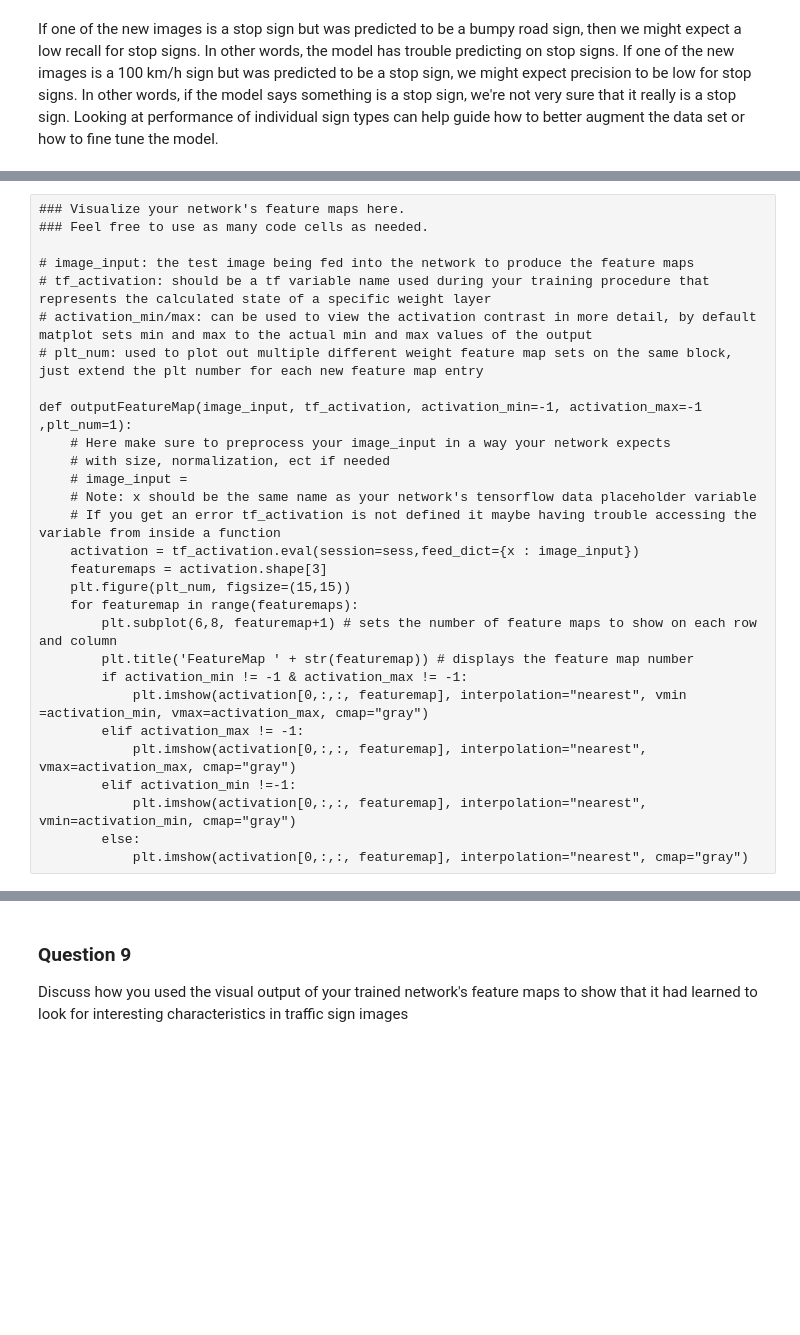
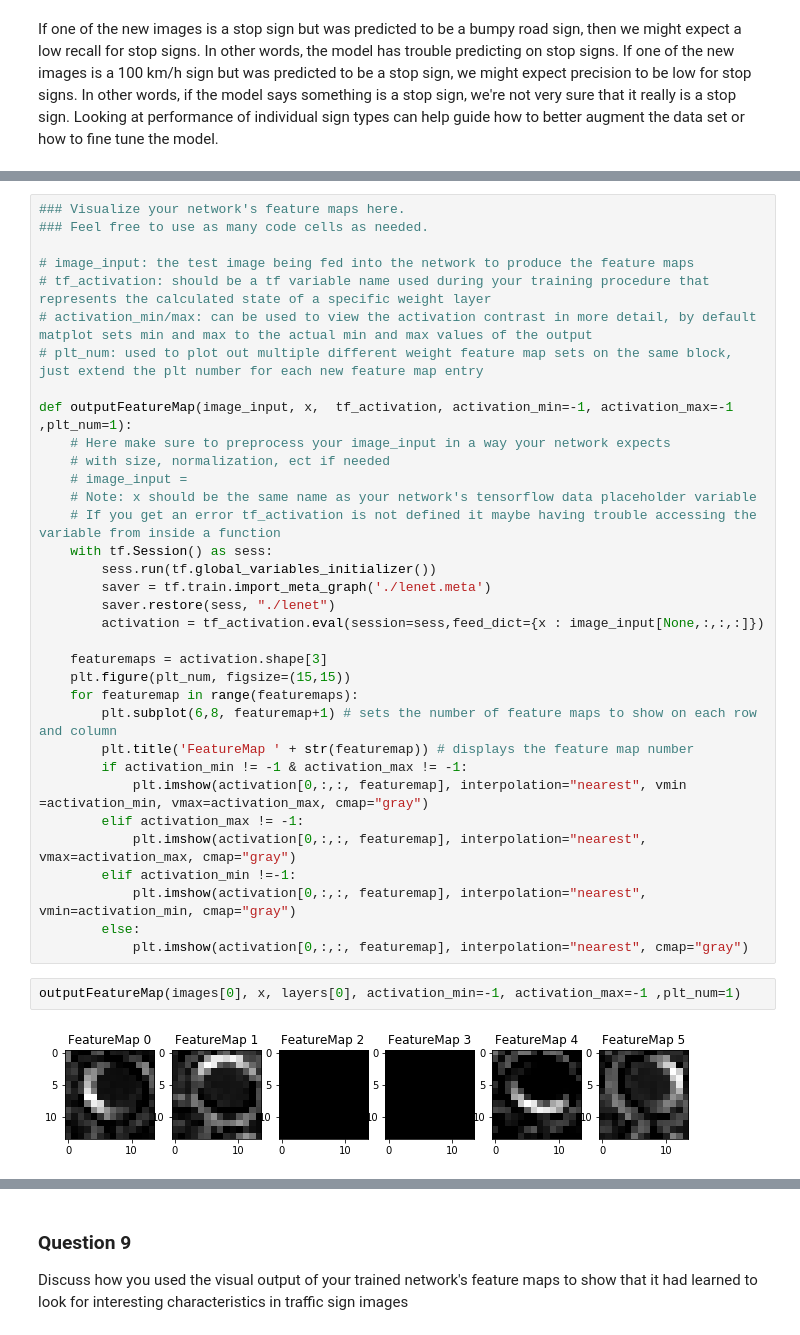
Before and after one commit to tmandzak/CarND-Traffic-Sign-Classifier-Project, a Jupyter notebook: Traffic_Sign_Classifier.ipynb, the cells around one changed output, grey strips where cells are left out. Cells and saved outputs as stored; diff of their text form; blank space fills up the shorter version.

```diff
--- a/Traffic_Sign_Classifier.ipynb
+++ b/Traffic_Sign_Classifier.ipynb
@@ -1011,32 +926,41 @@ For an example of what feature map outputs look like, check out NVIDIA's results
  </figcaption>
 </figure>
  <p></p>
-# %% [raw]
-### Visualize your network's feature maps here.
-### Feel free to use as many code cells as needed.
-
-# image_input: the test image being fed into the network to produce the feature maps
-# tf_activation: should be a tf variable name used during your training procedure that represents the calculated state of a specific weight layer
-# activation_min/max: can be used to view the activation contrast in more detail, by default matplot sets min and max to the actual min and max values of the output
-# plt_num: used to plot out multiple different weight feature map sets on the same block, just extend the plt number for each new feature map entry
-
-def outputFeatureMap(image_input, tf_activation, activation_min=-1, activation_max=-1 ,plt_num=1):
-    # Here make sure to preprocess your image_input in a way your network expects
-    # with size, normalization, ect if needed
-    # image_input =
-    # Note: x should be the same name as your network's tensorflow data placeholder variable
-    # If you get an error tf_activation is not defined it maybe having trouble accessing the variable from inside a function
-    activation = tf_activation.eval(session=sess,feed_dict={x : image_input})
-    featuremaps = activation.shape[3]
-    plt.figure(plt_num, figsize=(15,15))
-    for featuremap in range(featuremaps):
-        plt.subplot(6,8, featuremap+1) # sets the number of feature maps to show on each row and column
-        plt.title('FeatureMap ' + str(featuremap)) # displays the feature map number
-        if activation_min != -1 & activation_max != -1:
-            plt.imshow(activation[0,:,:, featuremap], interpolation="nearest", vmin =activation_min, vmax=activation_max, cmap="gray")
-        elif activation_max != -1:
-            plt.imshow(activation[0,:,:, featuremap], interpolation="nearest", vmax=activation_max, cmap="gray")
-        elif activation_min !=-1:
-            plt.imshow(activation[0,:,:, featuremap], interpolation="nearest", vmin=activation_min, cmap="gray")
-        else:
-            plt.imshow(activation[0,:,:, featuremap], interpolation="nearest", cmap="gray")
+# %%
+### Visualize your network's feature maps here.
+### Feel free to use as many code cells as needed.
+
+# image_input: the test image being fed into the network to produce the feature maps
+# tf_activation: should be a tf variable name used during your training procedure that represents the calculated state of a specific weight layer
+# activation_min/max: can be used to view the activation contrast in more detail, by default matplot sets min and max to the actual min and max values of the output
+# plt_num: used to plot out multiple different weight feature map sets on the same block, just extend the plt number for each new feature map entry
+
+def outputFeatureMap(image_input, x,  tf_activation, activation_min=-1, activation_max=-1 ,plt_num=1):
+    # Here make sure to preprocess your image_input in a way your network expects
+    # with size, normalization, ect if needed
+    # image_input =
+    # Note: x should be the same name as your network's tensorflow data placeholder variable
+    # If you get an error tf_activation is not defined it maybe having trouble accessing the variable from inside a function
+    with tf.Session() as sess:
+        sess.run(tf.global_variables_initializer())
+        saver = tf.train.import_meta_graph('./lenet.meta')
+        saver.restore(sess, "./lenet")
+        activation = tf_activation.eval(session=sess,feed_dict={x : image_input[None,:,:,:]})
+
+    featuremaps = activation.shape[3]
+    plt.figure(plt_num, figsize=(15,15))
+    for featuremap in range(featuremaps):
+        plt.subplot(6,8, featuremap+1) # sets the number of feature maps to show on each row and column
+        plt.title('FeatureMap ' + str(featuremap)) # displays the feature map number
+        if activation_min != -1 & activation_max != -1:
+            plt.imshow(activation[0,:,:, featuremap], interpolation="nearest", vmin =activation_min, vmax=activation_max, cmap="gray")
+        elif activation_max != -1:
+            plt.imshow(activation[0,:,:, featuremap], interpolation="nearest", vmax=activation_max, cmap="gray")
+        elif activation_min !=-1:
+            plt.imshow(activation[0,:,:, featuremap], interpolation="nearest", vmin=activation_min, cmap="gray")
+        else:
+            plt.imshow(activation[0,:,:, featuremap], interpolation="nearest", cmap="gray")
+# %%
+outputFeatureMap(images[0], x, layers[0], activation_min=-1, activation_max=-1 ,plt_num=1)
+# %% [output]
+[figure, added]
```
Also changed, not shown: parts of 30 cells of this notebook, 4 other files.
